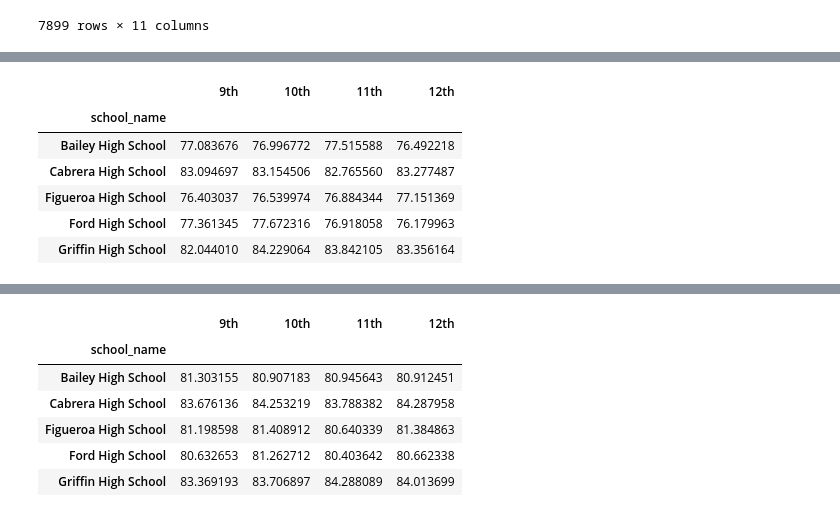
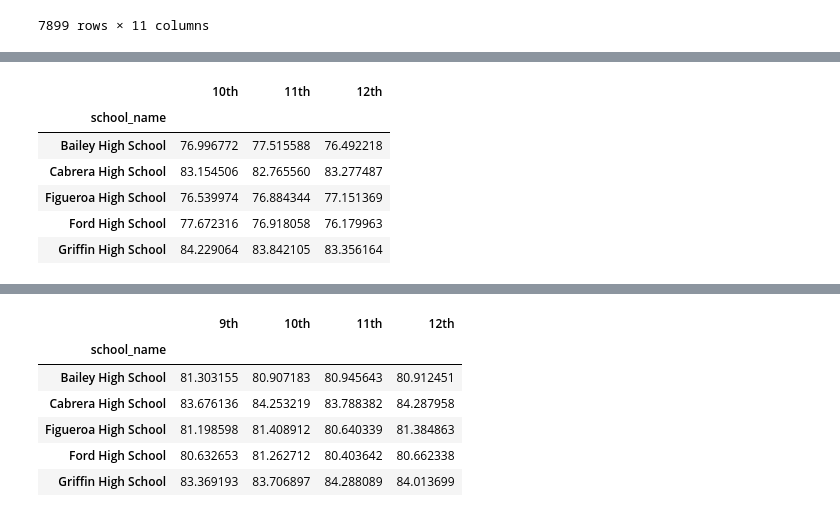
Before and after one commit to michalyn97/school_district_analysis, a Jupyter notebook: PyCitySchools_Challenge.ipynb, the cells around one changed output, grey strips where cells are left out. Cells and saved outputs as stored; diff of their text form; code cells hidden in the pictures.

```diff
--- a/PyCitySchools_Challenge.ipynb
+++ b/PyCitySchools_Challenge.ipynb
@@ -886,20 +886,20 @@ Wilson High School       83.195326
 Wright High School       83.836782
 Name: math_score, dtype: float64
 # %%
-average_math_score_df = pd.DataFrame({"9th": ninth_grade_math_scores,
+average_math_score_df = pd.DataFrame({
                "10th": tenth_grade_math_scores,
                "11th": eleventh_grade_math_scores,
-               "12th": twelfth_grade_math_scores})
+                   "12th": twelfth_grade_math_scores})
 
 average_math_score_df.head()
 # %% [output]
-|  | 9th | 10th | 11th | 12th |
-| school_name |  |  |  |  |
-| Bailey High School | 77.083676 | 76.996772 | 77.515588 | 76.492218 |
-| Cabrera High School | 83.094697 | 83.154506 | 82.765560 | 83.277487 |
-| Figueroa High School | 76.403037 | 76.539974 | 76.884344 | 77.151369 |
-| Ford High School | 77.361345 | 77.672316 | 76.918058 | 76.179963 |
-| Griffin High School | 82.044010 | 84.229064 | 83.842105 | 83.356164 |
+|  | 10th | 11th | 12th |
+| school_name |  |  |  |
+| Bailey High School | 76.996772 | 77.515588 | 76.492218 |
+| Cabrera High School | 83.154506 | 82.765560 | 83.277487 |
+| Figueroa High School | 76.539974 | 76.884344 | 77.151369 |
+| Ford High School | 77.672316 | 76.918058 | 76.179963 |
+| Griffin High School | 84.229064 | 83.842105 | 83.356164 |
 # %%
 ninth_grade_reading_scores = ninth_graders.groupby(["school_name"]).mean()["reading_score"]
 ninth_grade_reading_scores
```
Also changed, not shown: parts of 33 cells of this notebook.
